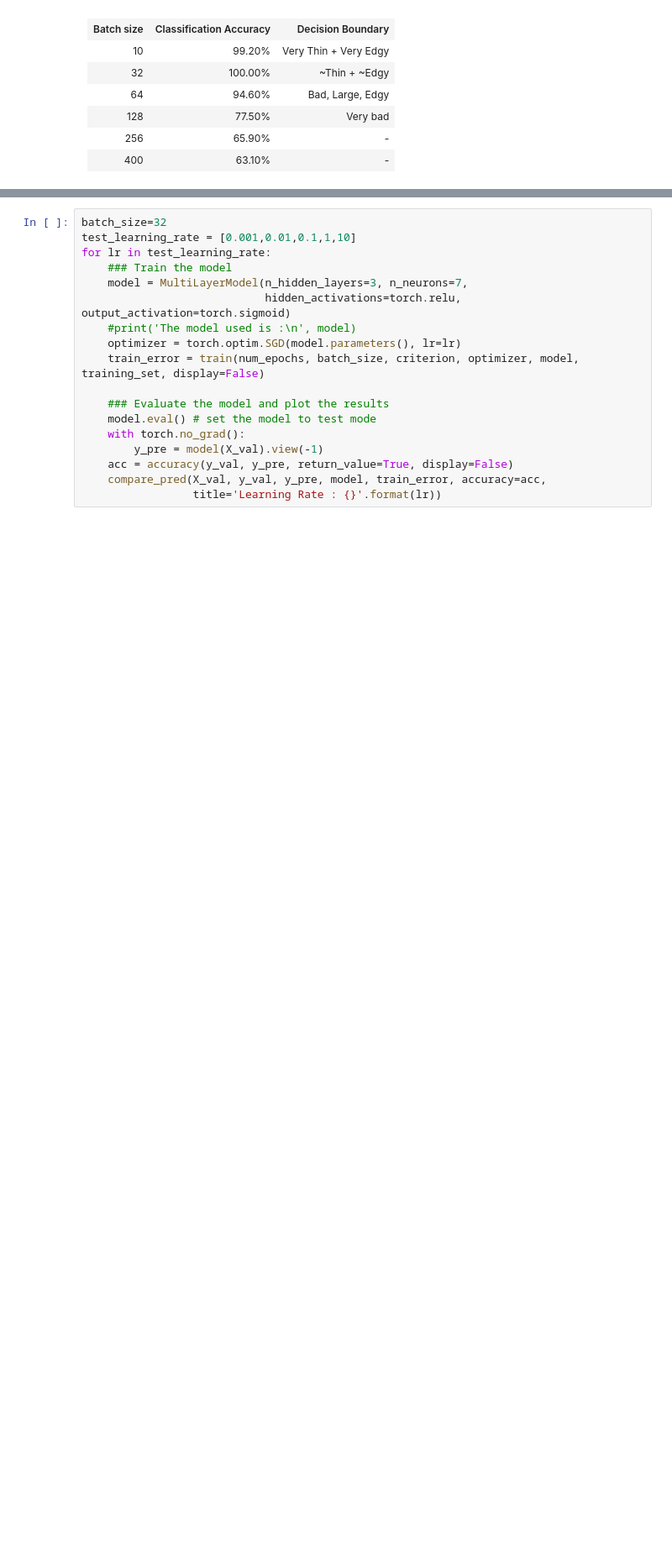
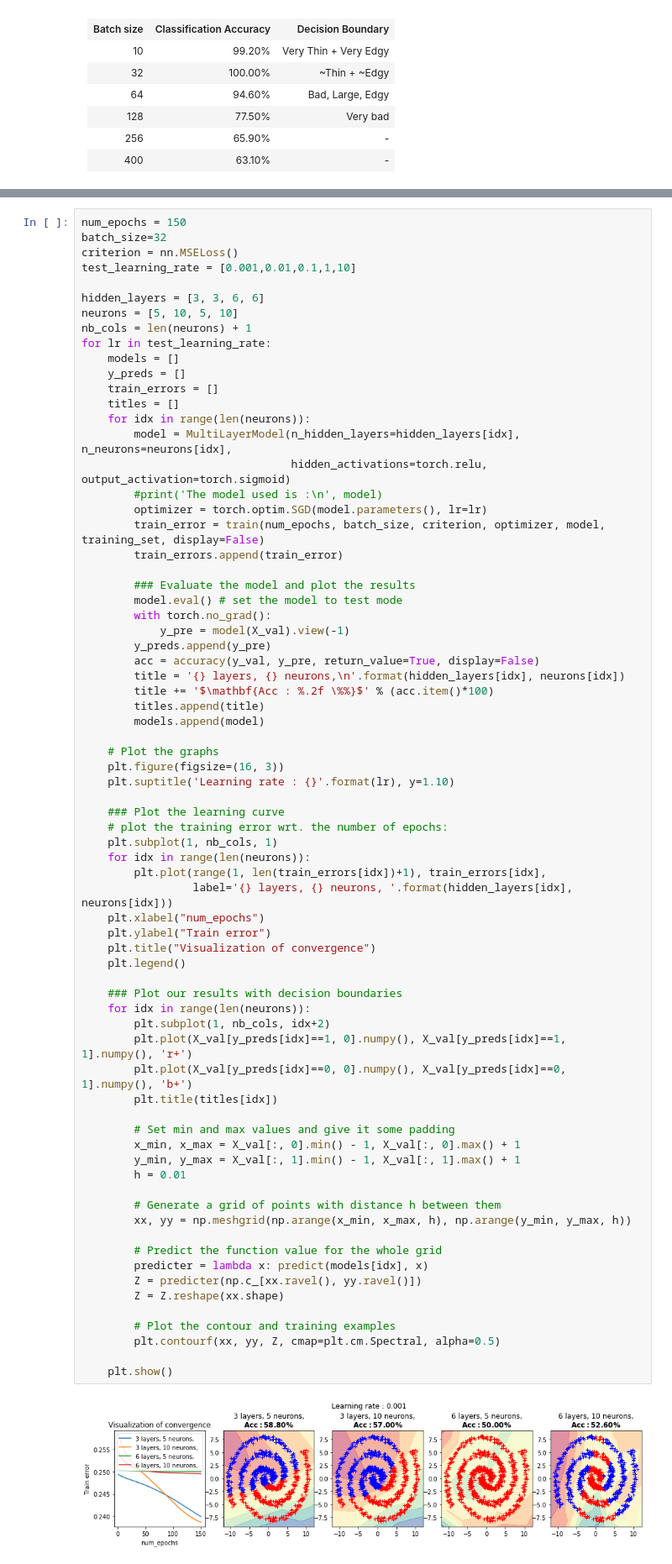
Before and after one commit to EmmanuelJhno/Advanced_Deep_Learning, a Jupyter notebook: Lab1/Training_binary_classification_model_with_pytorch.ipynb, the cells around one changed output, grey strips where cells are left out. Shown at 84% size. Drawn from its saved outputs; the diff is of its cells as text; blank space fills up the shorter version.

```diff
--- a/Lab1/Training_binary_classification_model_with_pytorch.ipynb
+++ b/Lab1/Training_binary_classification_model_with_pytorch.ipynb
@@ -644,18 +692,74 @@ But we have the issue of the number of epochs and the batch size because those a
 # %%
+num_epochs = 150
 batch_size=32
+criterion = nn.MSELoss()
 test_learning_rate = [0.001,0.01,0.1,1,10]
+
+hidden_layers = [3, 3, 6, 6]
+neurons = [5, 10, 5, 10]
+nb_cols = len(neurons) + 1
 for lr in test_learning_rate:
-    ### Train the model
-    model = MultiLayerModel(n_hidden_layers=3, n_neurons=7,
-                            hidden_activations=torch.relu, output_activation=torch.sigmoid)
-    #print('The model used is :\n', model)
-    optimizer = torch.optim.SGD(model.parameters(), lr=lr)
-    train_error = train(num_epochs, batch_size, criterion, optimizer, model, training_set, display=False)
+    models = []
+    y_preds = []
+    train_errors = []
+    titles = []
+    for idx in range(len(neurons)):
+        model = MultiLayerModel(n_hidden_layers=hidden_layers[idx], n_neurons=neurons[idx],
+                                hidden_activations=torch.relu, output_activation=torch.sigmoid)
+        #print('The model used is :\n', model)
+        optimizer = torch.optim.SGD(model.parameters(), lr=lr)
+        train_error = train(num_epochs, batch_size, criterion, optimizer, model, training_set, display=False)
+        train_errors.append(train_error)
 
-    ### Evaluate the model and plot the results
-    model.eval() # set the model to test mode
-    with torch.no_grad():
-        y_pre = model(X_val).view(-1)
-    acc = accuracy(y_val, y_pre, return_value=True, display=False)
-    compare_pred(X_val, y_val, y_pre, model, train_error, accuracy=acc,
-                 title='Learning Rate : {}'.format(lr))
+        ### Evaluate the model and plot the results
+        model.eval() # set the model to test mode
+        with torch.no_grad():
+            y_pre = model(X_val).view(-1)
+        y_preds.append(y_pre)
+        acc = accuracy(y_val, y_pre, return_value=True, display=False)
+        title = '{} layers, {} neurons,\n'.format(hidden_layers[idx], neurons[idx])
+        title += '$\mathbf{Acc : %.2f \%%}$' % (acc.item()*100)
+        titles.append(title)
+        models.append(model)
+
+    # Plot the graphs
+    plt.figure(figsize=(16, 3))
+    plt.suptitle('Learning rate : {}'.format(lr), y=1.10)
+
+    ### Plot the learning curve
+    # plot the training error wrt. the number of epochs:
+    plt.subplot(1, nb_cols, 1)
+    for idx in range(len(neurons)):
+        plt.plot(range(1, len(train_errors[idx])+1), train_errors[idx],
+                 label='{} layers, {} neurons, '.format(hidden_layers[idx], neurons[idx]))
+    plt.xlabel("num_epochs")
+    plt.ylabel("Train error")
+    plt.title("Visualization of convergence")
+    plt.legend()
+
+    ### Plot our results with decision boundaries
+    for idx in range(len(neurons)):
+        plt.subplot(1, nb_cols, idx+2)
+        plt.plot(X_val[y_preds[idx]==1, 0].numpy(), X_val[y_preds[idx]==1, 1].numpy(), 'r+')
+        plt.plot(X_val[y_preds[idx]==0, 0].numpy(), X_val[y_preds[idx]==0, 1].numpy(), 'b+')
+        plt.title(titles[idx])
+
+        # Set min and max values and give it some padding
+        x_min, x_max = X_val[:, 0].min() - 1, X_val[:, 0].max() + 1
+        y_min, y_max = X_val[:, 1].min() - 1, X_val[:, 1].max() + 1
+        h = 0.01
+
+        # Generate a grid of points with distance h between them
+        xx, yy = np.meshgrid(np.arange(x_min, x_max, h), np.arange(y_min, y_max, h))
+
+        # Predict the function value for the whole grid
+        predicter = lambda x: predict(models[idx], x)
+        Z = predicter(np.c_[xx.ravel(), yy.ravel()])
+        Z = Z.reshape(xx.shape)
+
+        # Plot the contour and training examples
+        plt.contourf(xx, yy, Z, cmap=plt.cm.Spectral, alpha=0.5)
+
+    plt.show()
+# %% [output]
+[figure, added]
```
Also changed, not shown: parts of 15 cells of this notebook.
